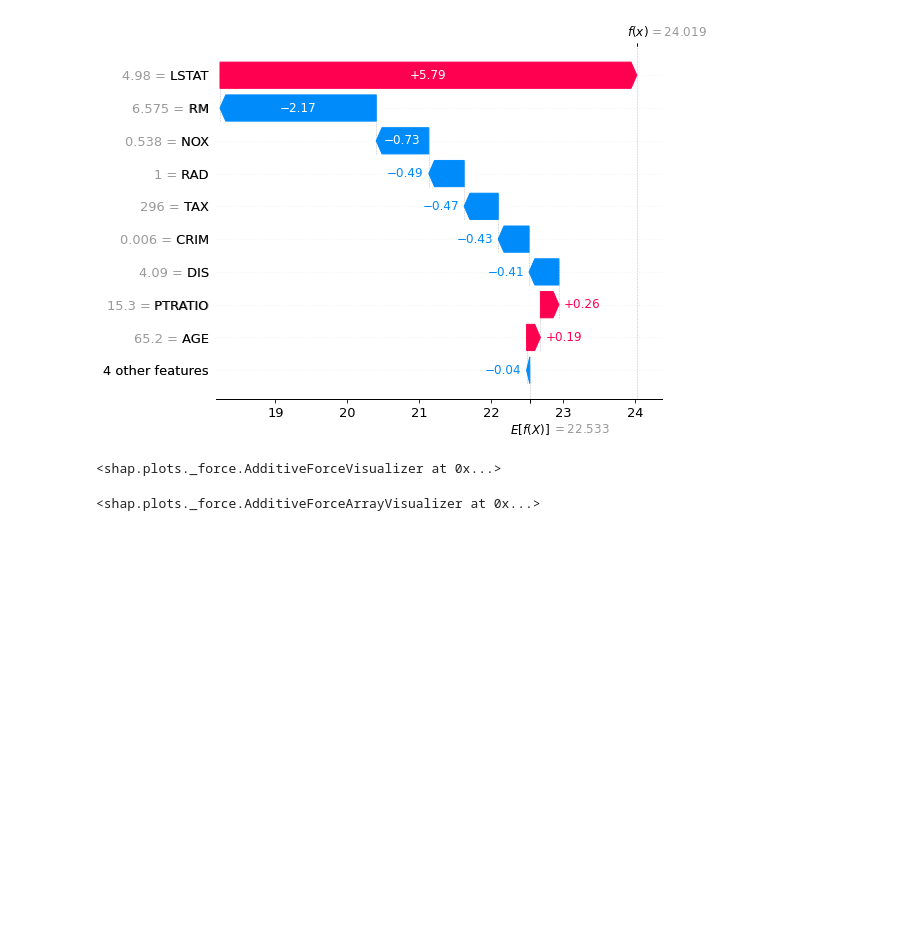
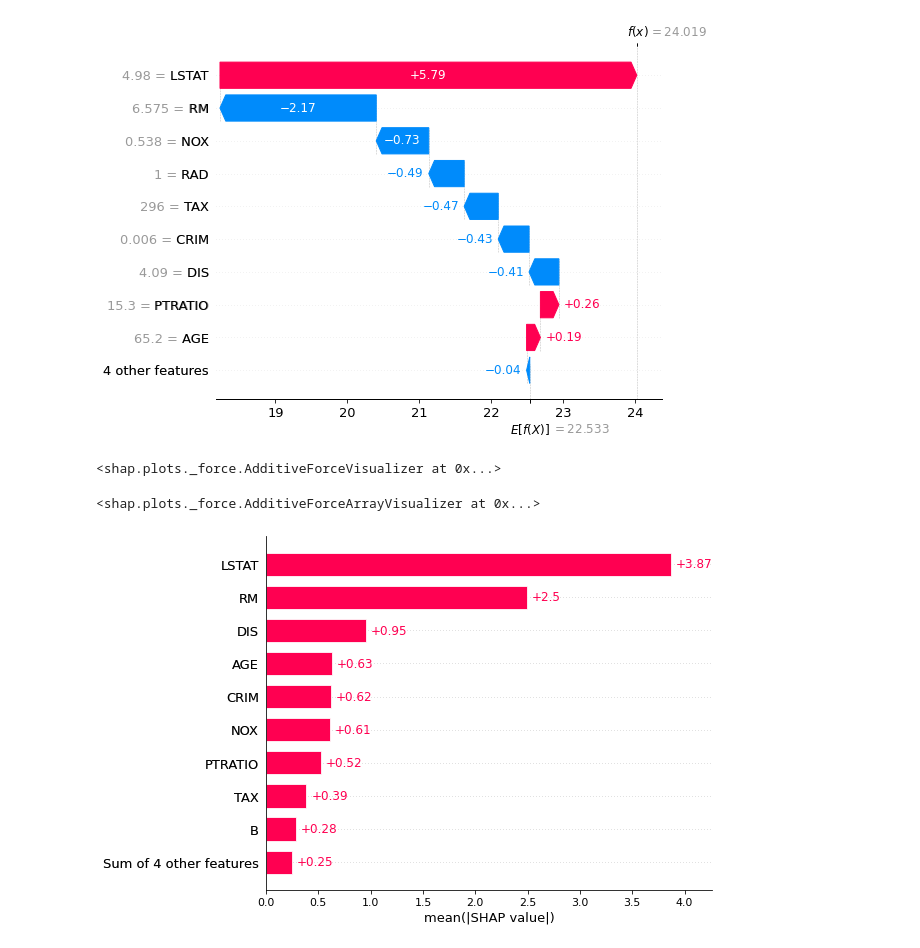
Before and after one commit to gosia-b/xai, a Jupyter notebook: shap.ipynb, the cells around one changed output. Cells and saved outputs as stored; diff of their text form; code cells hidden in the pictures; blank space fills up the shorter version.

Commit message:
Add a plot

```diff
--- a/shap.ipynb
+++ b/shap.ipynb
@@ -84,3 +82,8 @@ shap.plots.force(shap_values)
 # ⚠️ this plot is interactive
 # %% [output]
 <shap.plots._force.AdditiveForceArrayVisualizer at 0x...>
+# %%
+ # mean absolute value of the SHAP values for each feature
+shap.plots.bar(shap_values)
+# %% [output]
+[figure, added]
```
Also changed, not shown: parts of 3 cells of this notebook.
